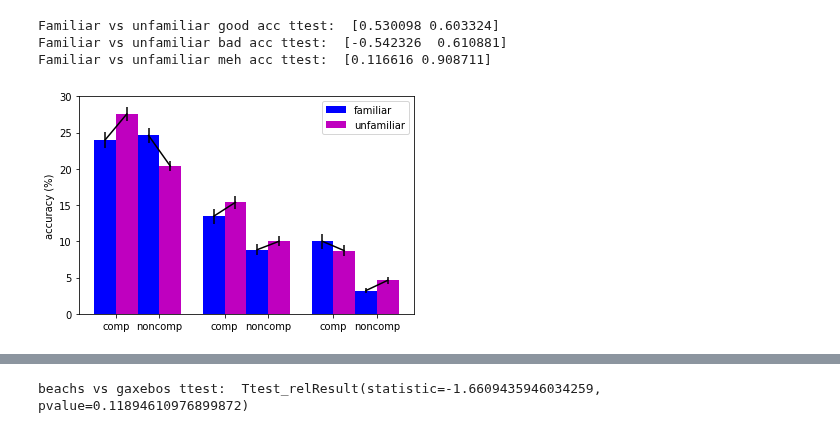
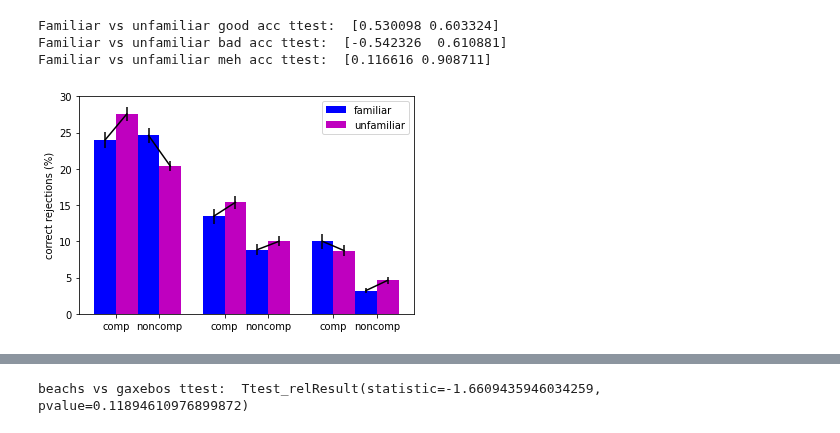
Before and after one commit to pkeene17/MarshmallowAnalysis, a Jupyter notebook: electric_marshmalloogaloo/analysis/marshmalloogalooAnalysis.ipynb, the cells around one changed output, grey strips where cells are left out. Cells and saved outputs as stored; diff of their text form; code cells hidden in the pictures.

```diff
--- a/electric_marshmalloogaloo/analysis/marshmalloogalooAnalysis.ipynb
+++ b/electric_marshmalloogaloo/analysis/marshmalloogalooAnalysis.ipynb
@@ -176,7 +176,7 @@ def binomial_cutoff(ntrials,npermutations,p_cutoff,num_levels):
 # %%
 #set constants
 exclusion = 1 #1 = exclude subjects below chance perfomance on the association task 0 = no exclusion
-printSubj = 1 #toggle whether to print individual subject's behavioral performance
+printSubj = 0 #toggle whether to print individual subject's behavioral performance
 show_plot = 0 #toggle whether to show plots or just save as pdfs
 save_plot = 1 #toggle whether to save plots (useful if you're fucking around)
 nsubj = 50
@@ -198,7 +198,7 @@ category_learned = np.zeros(nsubj)
 meanAcc = np.zeros((nsubj),dtype=float)
 fb_select = np.arange(0,nsubj,dtype=float)
 #determine what "chance" performance cutoff is
-cutoff = binomial_cutoff(240,10000,0.05,3)
+cutoff = binomial_cutoff(120,10000,0.05,3)
 fb_cutoff = binomial_cutoff(240,10000,0.05,3)
 print("acc cutoff = ",cutoff)
 # %% [output]
@@ -642,26 +590,26 @@ Familiar vs unfamiliar meh acc ttest:  [0.116616 0.908711]
 # %%
 #look at competitor vs noncompetitor
 blockTrials = (40*nsubj)/2
 histAllsubj_learned = np.nansum(histData_learned,0)
 histAllsubj_novel = np.nansum(histData_novel,0)
 fig = plt.figure()
 c1 = plt.bar([0,2.5,5],histAllsubj_learned[1]/blockTrials,color='b',width=.5)
 c2 = plt.bar([1,3.5,6],histAllsubj_learned[2]/blockTrials,color='b',width=.5)
 c3 = plt.bar([.5,3,5.5],histAllsubj_novel[1]/blockTrials,color='m',width=.5)
 c4 = plt.bar([1.5,4,6.5],histAllsubj_novel[2]/blockTrials,color='m',width=.5)
 learned_hist_err = np.nanstd(histData_learned/40,0)/np.sqrt(nsubj)
 novel_hist_err = np.nanstd(histData_novel/40,0)/np.sqrt(nsubj)
 plt.errorbar([0,.5],[histAllsubj_learned[1,0]/blockTrials,histAllsubj_novel[1,0]/blockTrials],yerr=[learned_hist_err[1,0],novel_hist_err[1,0]],color='k')
 plt.errorbar([1,1.5],[histAllsubj_learned[2,0]/blockTrials,histAllsubj_novel[2,0]/blockTrials],yerr=[learned_hist_err[2,0],novel_hist_err[2,0]],color='k')
 plt.errorbar([2.5,3],[histAllsubj_learned[1,1]/blockTrials,histAllsubj_novel[1,1]/blockTrials],yerr=[learned_hist_err[1,1],novel_hist_err[1,1]],color='k')
 plt.errorbar([3.5,4],[histAllsubj_learned[2,1]/blockTrials,histAllsubj_novel[2,1]/blockTrials],yerr=[learned_hist_err[2,1],novel_hist_err[2,1]],color='k')
 plt.errorbar([5,5.5],[histAllsubj_learned[1,2]/blockTrials,histAllsubj_novel[1,2]/blockTrials],yerr=[learned_hist_err[1,2],novel_hist_err[1,2]],color='k')
 plt.errorbar([6,6.5],[histAllsubj_learned[2,2]/blockTrials,histAllsubj_novel[2,2]/blockTrials],yerr=[learned_hist_err[2,2],novel_hist_err[2,2]],color='k')
 plt.xticks([.25,1.25,2.75,3.75,5.25,6.25],['comp','noncomp','comp','noncomp','comp','noncomp'])
 plt.yticks([0,.05,.1,.15,.2,.25,.3],[0,5,10,15,20,25,30])
-plt.ylabel("accuracy (%)")
+plt.ylabel("correct rejections (%)")
 plt.legend([c1,c3],['familiar','unfamiliar'])
 plt.savefig(figure_dir+'comp_vs_nocomp_blockwise.pdf',format='pdf')
 plt.show()
 # %% [output]
-[figure, old version]
+[figure, new version]
```
Also changed, not shown: parts of 6 cells of this notebook, 31 other files.
